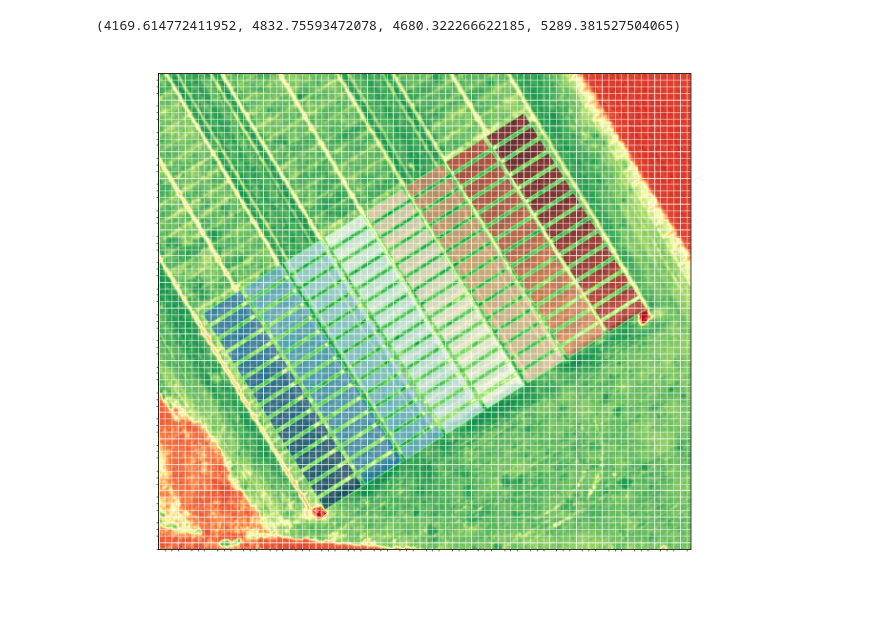
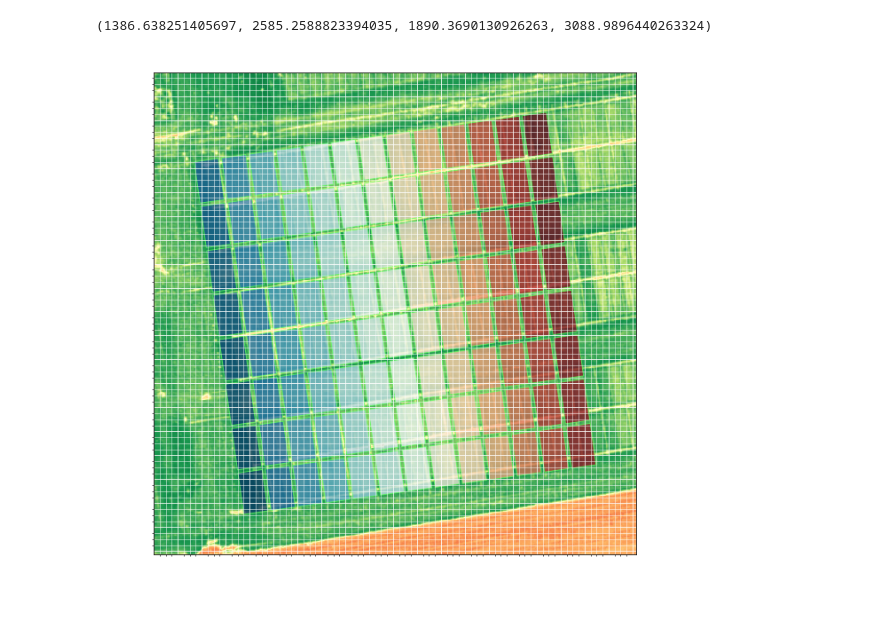
Before and after one commit to j-la-haye/write_field_grid, a Jupyter notebook: Visualize_Field_Plot_v0.ipynb, the cells around one changed output. Drawn from its saved outputs; the diff is of its cells as text; code cells hidden in the pictures.

```diff
--- a/Visualize_Field_Plot_v0.ipynb
+++ b/Visualize_Field_Plot_v0.ipynb
@@ -18,0 +21,16 @@ ndviz,minx,maxx,miny,maxy = aoi_zoom(4000,4800,4800,5300,ndvi)
+# %%
+rows = 8
+cols = 13
+horizontal_extent = 432
+vertical_extent = 427
+angle = 30
+inner_buffer = 8
+anchor_horizontal = 1838
+anchor_vertical = 2582
+input_csv = 'test.csv'
+out_put_file = 'BB2.geojson'
+index_name = 'test_num'
+apoly,poly = makeGrid(horizontal_extent,vertical_extent,rows,cols,
+                      anchor_horizontal,anchor_vertical,inner_buffer,
+                      angle,affine,out_put_file,index_name,input_csv)
+plot_grid(poly,ndvi)
@@ -19,21 +40,9 @@ ndviz,minx,maxx,miny,maxy = aoi_zoom(4000,4800,4800,5300,ndvi)
 # %%
-rows = 15
-cols = 8
-vert = 270
-hor = 440
-title = 'Test'
-fig_x = 15
-fig_y = 15
-angle = 58
-distance = 2
-x_offset = 4540
-y_offset = 4830
-in_csv = 'test.csv'
-out= 'Test_BB.geojson'
-index = 'test_num'
+vert = 450
+hor = 450
+angle = 82
 apoly,poly = makeGrid(vert,hor,rows,cols,x_offset,y_offset,distance,angle,affine,out,index,in_csv)
+plot_grid(poly,ndvi)
+# %% [output]
+(1386.638251405697, 2585.2588823394035, 1890.3690130926263, 3088.9896440263324)
+[figure, added]
-# %%
-plot_grid(poly,ndvi)
-# %% [output]
-(4169.614772411952, 4832.75593472078, 4680.322266622185, 5289.381527504065)
-[figure, removed]
```
Also changed, not shown: parts of 5 cells of this notebook.
